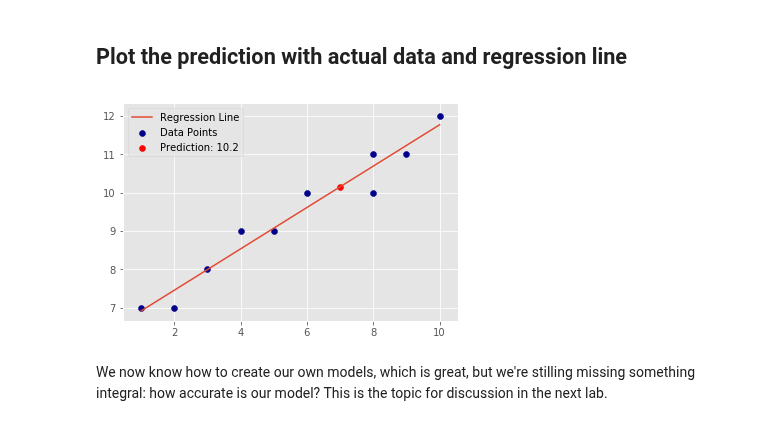
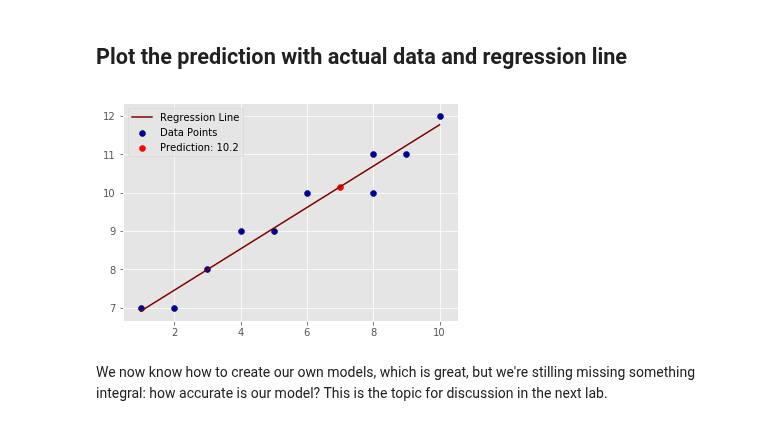
Before and after one commit to elenasm7/dsc-0-10-07-simple-linear-regression-lab-nyc-ds-career-012819, a Jupyter notebook: index.ipynb, the cells around one changed output. Cells and saved outputs as stored; diff of their text form; code cells hidden in the pictures.

```diff
--- a/index.ipynb
+++ b/index.ipynb
@@ -159,13 +159,13 @@ y_predicted
 ## Plot the prediction with actual data and regression line
 # %%
 # Plot as above and show the predicted value
-plt.plot(X,regression_line,label='Regression Line',color )
+plt.plot(X,regression_line,label='Regression Line',color='maroon')
 plt.scatter(X,Y,color='darkblue',label='Data Points')
 plt.scatter(x_new,y_predicted,color='red',label='Prediction: 10.2')
 plt.legend()
 plt.show();
 # %% [output]
-[figure, old version]
+[figure, new version]
 # %% [markdown]
 We now know how to create our own models, which is great, but we're stilling missing something integral: how accurate is our model? This is the topic for discussion in the next lab.
 # %% [markdown]
```
